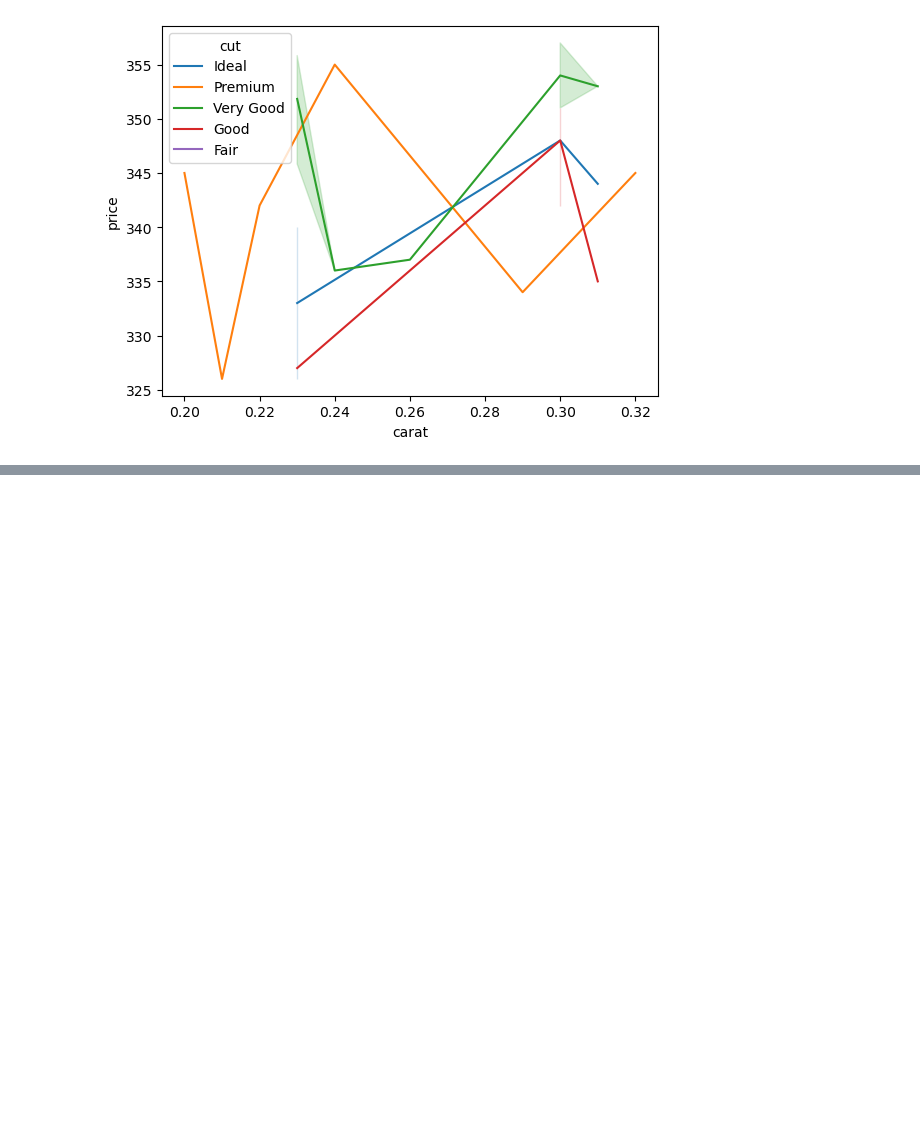
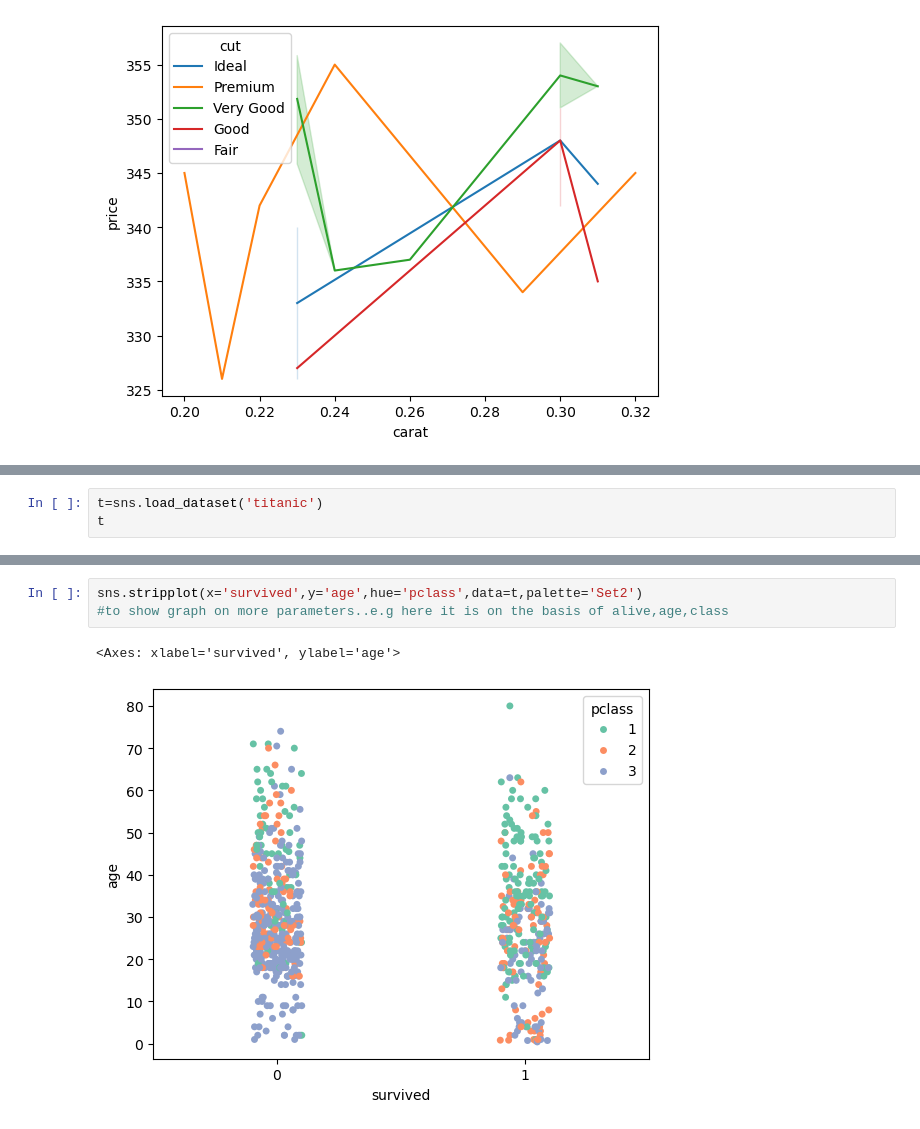
Before and after one commit to saboorkhan6/Analytics, a Jupyter notebook: seaborn/index.ipynb, the cells around one changed output, grey strips where cells are left out. Saved outputs shown, nothing was run; the diff lists cells and outputs as text; blank space fills up the shorter version.

```diff
--- a/seaborn/index.ipynb
+++ b/seaborn/index.ipynb
@@ -153,0 +156,3 @@ sns.lineplot(x='carat',y='price',hue='cut',data=s4)
+# %%
+t=sns.load_dataset('titanic')
+t
@@ -153,0 +173,6 @@ sns.lineplot(x='carat',y='price',hue='cut',data=s4)
+# %%
+sns.stripplot(x='survived',y='age',hue='pclass',data=t,palette='Set2')
+#to show graph on more parameters..e.g here it is on the basis of alive,age,class
+# %% [output]
+<Axes: xlabel='survived', ylabel='age'>
+[figure, added]
```
Also changed, not shown: parts of 11 cells of this notebook.
